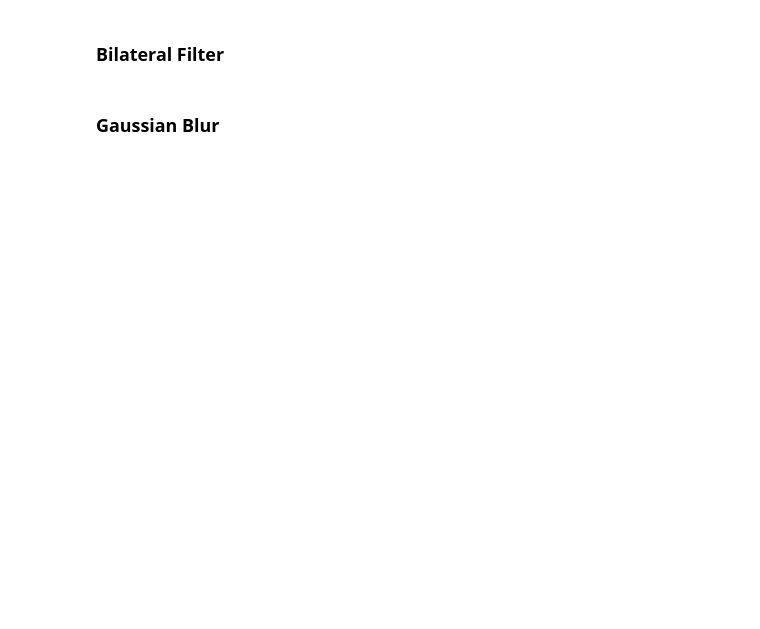
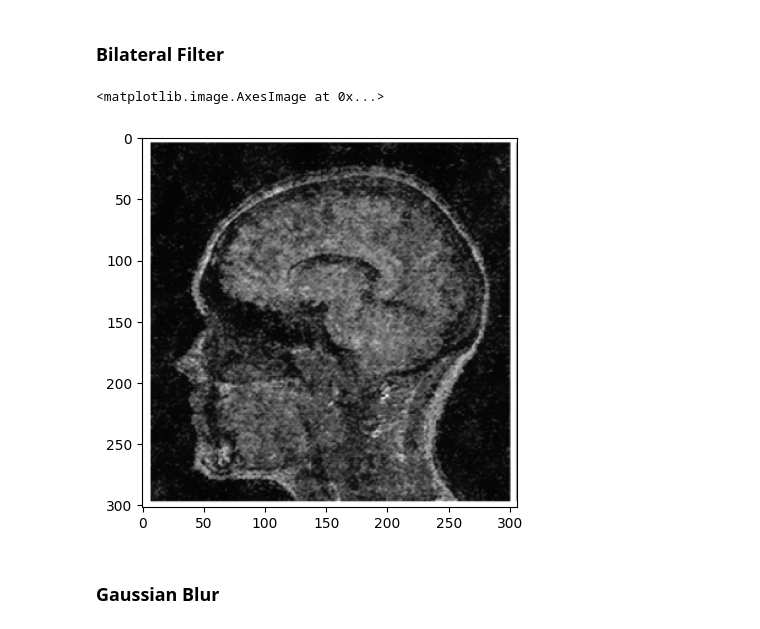
Before and after one commit to iscs30-65-biomedical-ai/submissions, a Jupyter notebook: 1-classical-denoising.ipynb, the cells around one changed output. Drawn from its saved outputs; the diff is of its cells as text; code cells hidden in the pictures; blank space fills up the shorter version.

```diff
--- a/1-classical-denoising.ipynb
+++ b/1-classical-denoising.ipynb
@@ -44,4 +42,15 @@ error: OpenCV(4.9.0) :-1: error: (-5:Bad argument) in function 'blur'
 # %% [markdown]
 ### Bilateral Filter
+# %%
+#dearest lord i do not understand how bilateral filtering works
+size = 25
+sigma_color = 50
+sigma_space = 50
+bilateral_filter = cv.bilateralFilter(img, size, sigma_color, sigma_space)
+
+pyplot.imshow(bilateral_filter)
+# %% [output]
+<matplotlib.image.AxesImage at 0x...>
+[figure, added]
 # %% [markdown]
 ### Gaussian Blur
```
Also changed, not shown: parts of 3 cells of this notebook.
